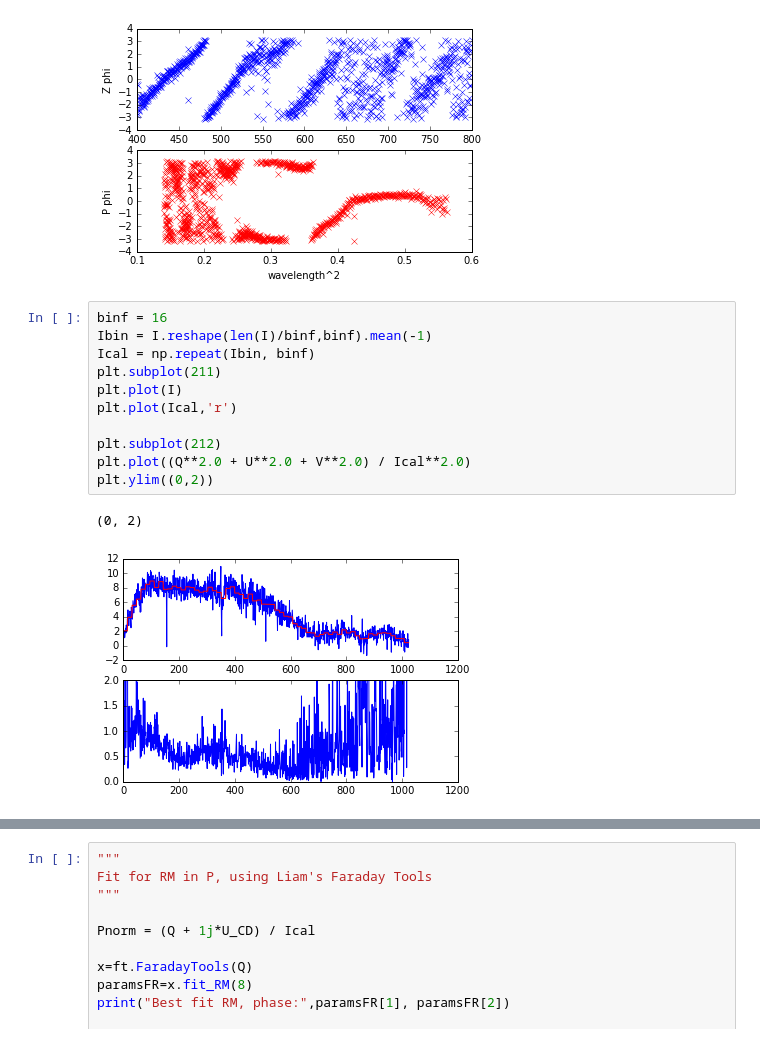
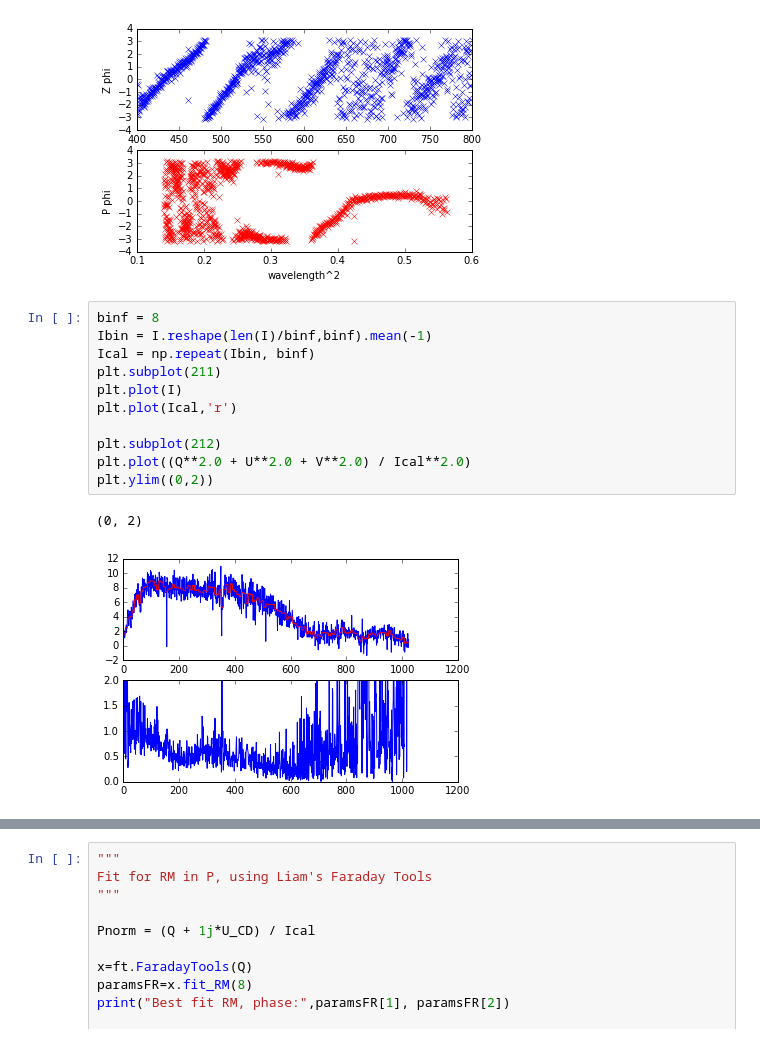
Before and after one commit to ramain/scint_analysis, a Jupyter notebook: polarization/PolarizationTest-Simulate-Copy0.ipynb, the cells around one changed output, grey strips where cells are left out. Saved outputs shown, nothing was run; the diff lists cells and outputs as text.

```diff
--- a/polarization/PolarizationTest-Simulate-Copy0.ipynb
+++ b/polarization/PolarizationTest-Simulate-Copy0.ipynb
@@ -85,19 +86,19 @@ plt.ylabel('P phi')
 <matplotlib.text.Text at 0x...>
 [figure]
 # %%
-binf = 16
+binf = 8
 Ibin = I.reshape(len(I)/binf,binf).mean(-1)
 Ical = np.repeat(Ibin, binf)
 plt.subplot(211)
 plt.plot(I)
 plt.plot(Ical,'r')
 
 plt.subplot(212)
 plt.plot((Q**2.0 + U**2.0 + V**2.0) / Ical**2.0)
 plt.ylim((0,2))
 # %% [output]
 (0, 2)
-[figure, old version]
+[figure, new version]
 # %%
 """
 Fit for cable delay in V, apply to U, V
```
Also changed, not shown: parts of 9 cells of this notebook, 8 other files.
